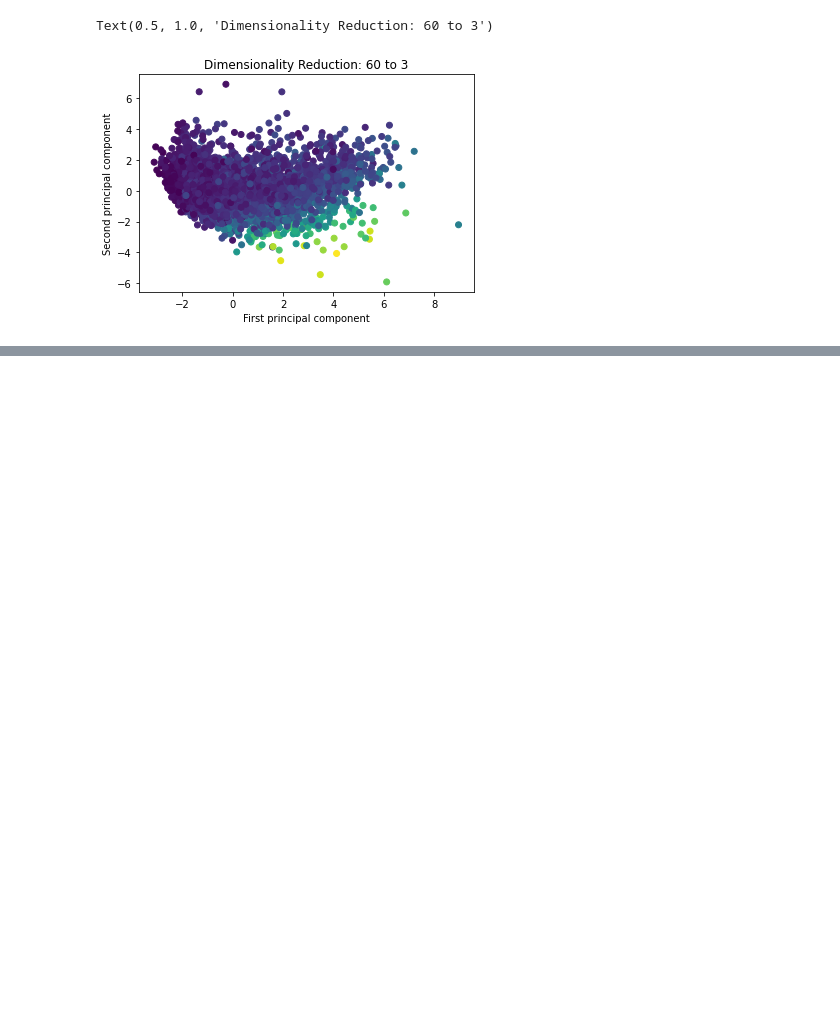
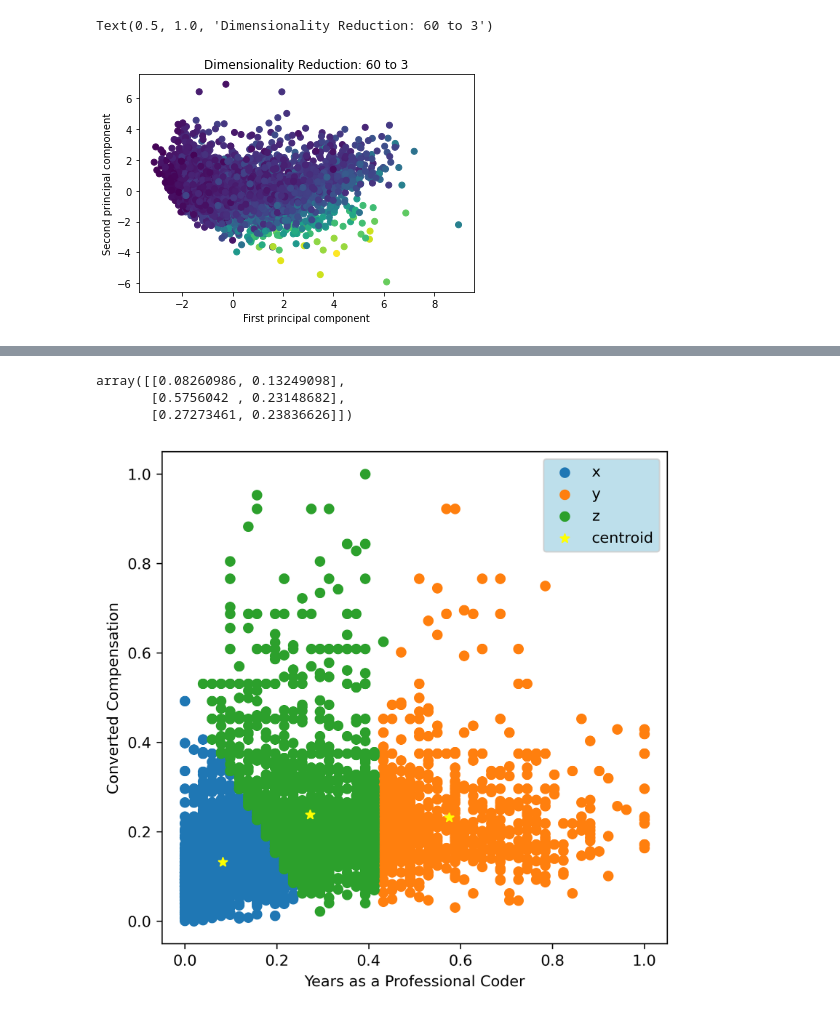
Before and after one commit to triple-crown-consulting/developer-salary-guide, a Jupyter notebook: notebooks/descriptive-analysis.ipynb, the cells around one changed output, grey strips where cells are left out. Saved outputs shown, nothing was run; the diff lists cells and outputs as text; code cells hidden in the pictures; blank space fills up the shorter version.

```diff
--- a/notebooks/descriptive-analysis.ipynb
+++ b/notebooks/descriptive-analysis.ipynb
@@ -119,0 +187,5 @@ Text(0.5, 1.0, 'Dimensionality Reduction: 60 to 3')
+# %%
+scaler = MinMaxScaler()
+scaler.fit(data[['ConvertedComp']])
+data[['ConvertedComp']] = scaler.transform(data[['ConvertedComp']])
+data
@@ -119,0 +206,5 @@ Text(0.5, 1.0, 'Dimensionality Reduction: 60 to 3')
+# %%
+scaler = MinMaxScaler()
+scaler.fit(data[['YearsCodePro']])
+data[['YearsCodePro']] = scaler.transform(data[['YearsCodePro']])
+data
@@ -119,0 +225,6 @@ Text(0.5, 1.0, 'Dimensionality Reduction: 60 to 3')
+# %%
+kmeans = KMeans(n_clusters=3)
+y_pred = kmeans.fit_predict(data[['YearsCodePro', 'ConvertedComp']])
+# %%
+data['cluster'] = y_pred
+data
@@ -119,0 +245,27 @@ Text(0.5, 1.0, 'Dimensionality Reduction: 60 to 3')
+# %%
+kmeans.cluster_centers_
+# %% [output]
+array([[0.08260986, 0.13249098],
+       [0.5756042 , 0.23148682],
+       [0.27273461, 0.23836626]])
+# %%
+from matplotlib.pyplot import figure
+figure(figsize=(6,6), dpi=300)
+
+data1 = data[data.cluster==0]
+data2 = data[data.cluster==1]
+data3 = data[data.cluster==2]
+
+
+plt.scatter(data1.YearsCodePro, data1.ConvertedComp, label='x')
+plt.scatter(data2.YearsCodePro, data2.ConvertedComp, label='y')
+plt.scatter(data3.YearsCodePro, data3.ConvertedComp, label='z')
+
+plt.scatter(kmeans.cluster_centers_[:,0], kmeans.cluster_centers_[:,1], color='yellow', marker='*', label='centroid')
+
+plt.xlabel('Years as a Professional Coder')
+plt.ylabel('Converted Compensation')
+plt.legend(facecolor='lightblue')
+plt.savefig('k-means-descriptive-analysis.png')
+# %% [output]
+[figure, added]
```
Also changed, not shown: parts of 12 cells of this notebook, 1 other file.
